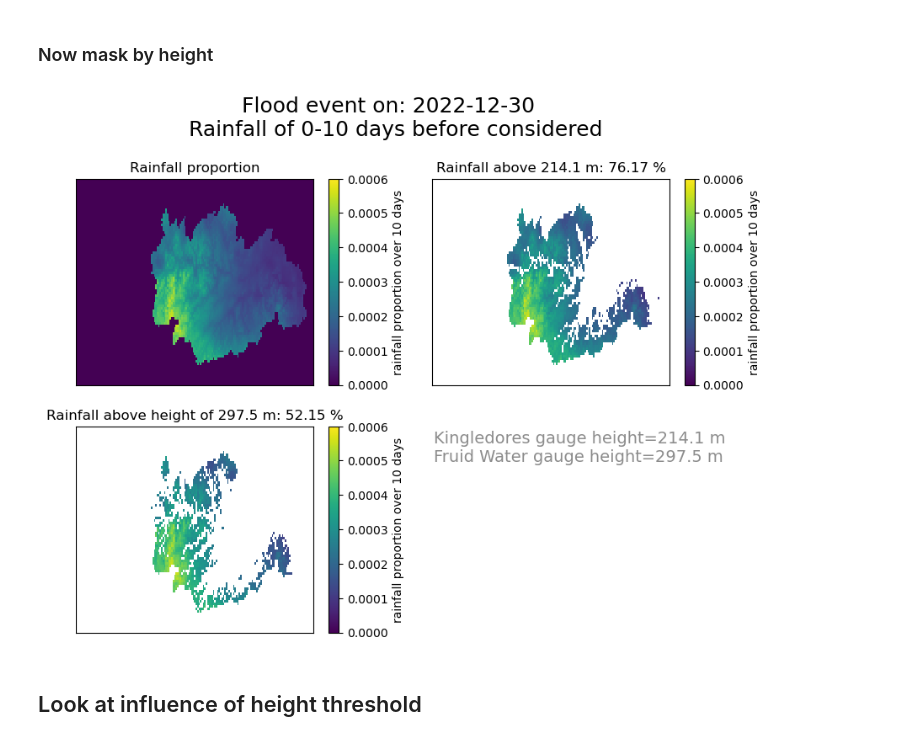
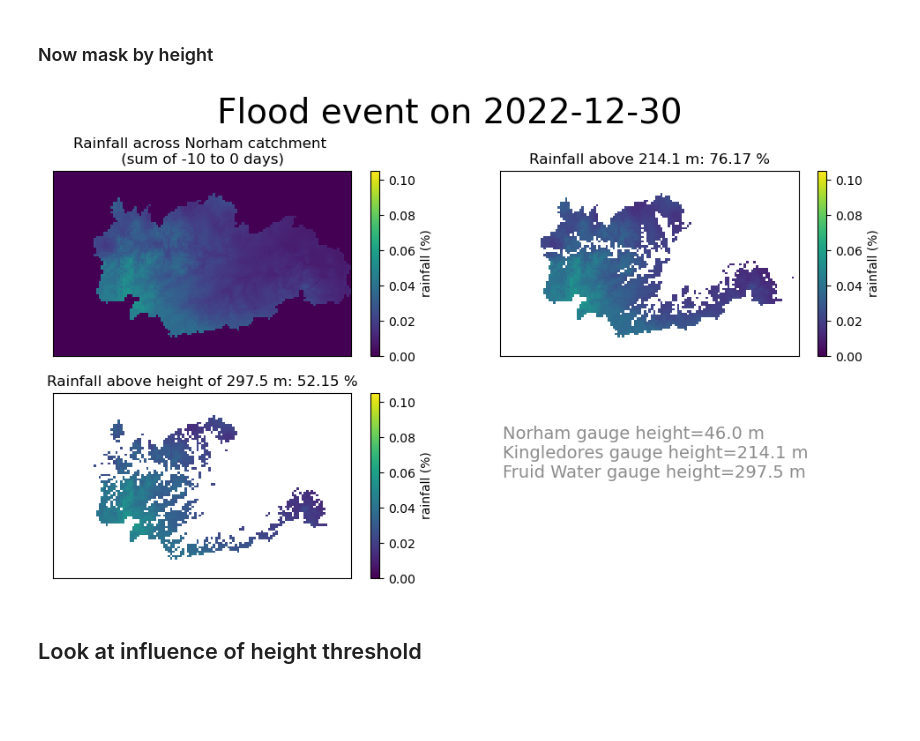
Before and after one commit to Thomasjkeel/FDRI-high-altitude-rainfall-and-floods, a Jupyter notebook: River Tweed/High_altitude_rainfall.ipynb, the cells around one changed output. Saved outputs shown, nothing was run; the diff lists cells and outputs as text; code cells hidden in the pictures; blank space fills up the shorter version.

```diff
--- a/River Tweed/High_altitude_rainfall.ipynb
+++ b/River Tweed/High_altitude_rainfall.ipynb
@@ -108,7 +109,7 @@ flood202001 = tweed_floods[-6]
 flood202102 = tweed_floods[-4]
 flood202212 = tweed_floods[-1]
 # %%
-flood_data_dict = { "flood200803": {"date": flood201601, "data": haduk_201601},\
+flood_data_dict = { "flood201601": {"date": flood201601, "data": haduk_201601},\
                     "flood201811": {"date": flood201811, "data": haduk_201811},\
                     "flood202001": {"date": flood202001, "data": haduk_202001},\
                     "flood202102": {"date": flood202102, "data": haduk_202102},\
@@ -142,5 +138,5 @@ def make_region_mask(region_data):
     """
     return (region_data/region_data.where(region_data>0))
 # %%
-tweed_xrange = slice(250500, 414550)
-tweed_yrange = slice(590500, 671550)
+TWEED_XRANGE = slice(250500, 414550)
+TWEED_YRANGE = slice(590500, 671550)
@@ -165,7 +147,7 @@ def mask_region_rainfall(rainfall_data, region_mask):
 
 def mask_region_rainfall_by_hght(rainfall_data, region_hght, threshold):
     region_hght_mask = region_hght/region_hght.where(region_hght > threshold)
-    region_hght_mask_fmt = coerse_data_into_haduk_format(region_hght_mask, offset=25, xrange=tweed_xrange, yrange=tweed_yrange)
+    region_hght_mask_fmt = coerse_data_into_haduk_format(region_hght_mask, offset=25, xrange=TWEED_XRANGE, yrange=TWEED_YRANGE)
     return rainfall_data * region_hght_mask_fmt.data
 
 def sum_region_rainfall(rainfall_data):
@@ -193,7 +176,7 @@ days_before_flood = 9 # 6 == 7 days before
 # %%
 def run_prop_rainfall_analysis(region_shp, flood_date, days_before_flood, haduk_data, hght_data):
     region_hght = make_region_hght_clip(region_shp, hght_data=hght_data)
-    region_clip_fmt = coerse_data_into_haduk_format(region_hght, offset=25, xrange=tweed_xrange, yrange=tweed_yrange)
+    region_clip_fmt = coerse_data_into_haduk_format(region_hght, offset=25, xrange=TWEED_XRANGE, yrange=TWEED_YRANGE)
     region_mask = make_region_mask(region_clip_fmt)
 
     haduk_region_mask = mask_region_rainfall(haduk_data['rainfall'], region_mask)
@@ -242,35 +227,35 @@ haduk_norham_mask_sum_prop_above_fruid = mask_region_rainfall_by_hght(haduk_norh
 # %%
 pnt_above_kingledores = (sum_region_rainfall(haduk_norham_mask_sum_prop_above_kingledores)*100).data.round(2)
 pnt_above_fruid = (sum_region_rainfall(haduk_norham_mask_sum_prop_above_fruid)*100).data.round(2)
-rain_prop_vmax = haduk_norham_mask_sum_prop.max().round(5)+0.00005
+rain_prop_vmax = (haduk_norham_mask_sum_prop.max().round(5)*100+0.05)
 
-fig, axes = plt.subplots(2, 2, figsize=(10, 7))
-haduk_norham_mask_sum_prop.plot(ax=axes[0][0], vmin=0, vmax=rain_prop_vmax,\
-                                 cbar_kwargs={'label':f'rainfall proportion over {days_before_flood+1} days'})
-axes[0][0].set_title('Rainfall proportion');
-haduk_norham_mask_sum_prop_above_kingledores.plot(ax=axes[0][1], vmin=0, vmax=rain_prop_vmax,\
-                                              cbar_kwargs={'label':f'rainfall proportion over {days_before_flood+1} days'})
+fig, axes = plt.subplots(2, 2, figsize=(12, 6))
+(haduk_norham_mask_sum_prop*100).plot(ax=axes[0][0], vmin=0, vmax=rain_prop_vmax,\
+                                 cbar_kwargs={'label':f'rainfall (%)'})
+axes[0][0].set_title(f'Rainfall across Norham catchment \n (sum of -{days_before_flood+1} to 0 days) ');
+(haduk_norham_mask_sum_prop_above_kingledores*100).plot(ax=axes[0][1], vmin=0, vmax=rain_prop_vmax,\
+                                              cbar_kwargs={'label':f'rainfall (%)'})
 axes[0][1].set_title(f'Rainfall above {kingledores_station_height_buffer/10} m: {pnt_above_kingledores} %');
-haduk_norham_mask_sum_prop_above_fruid.plot(ax=axes[1][0], vmin=0, vmax=rain_prop_vmax,\
-                                                 cbar_kwargs={'label':f'rainfall proportion over {days_before_flood+1} days'})
+(haduk_norham_mask_sum_prop_above_fruid*100).plot(ax=axes[1][0], vmin=0, vmax=rain_prop_vmax,\
+                                                 cbar_kwargs={'label':f'rainfall (%)'})
 axes[1][0].set_title(f'Rainfall above height of {fruid_station_height_buffer/10} m: {pnt_above_fruid} %');
 
 axes[1][1].remove()
 
 for ax in axes.flatten():
     ax.set_xlabel(None)
     ax.set_ylabel(None)
     ax.set_xticks([]); ax.set_yticks([]);
-plt.suptitle(f'Flood event on: {flood_date.strftime("%Y-%m-%d")} \n Rainfall of 0-{days_before_flood+1} days before considered',\
-              y=1.02, size=18)
-fig.text(s=f'Kingledores gauge height={kingledores_station_height/10} m\nFruid Water gauge height={fruid_station_height/10} m',\
-          x=.55, y=.4, color='grey', alpha=.9, size=14)
+    ax.set_xlim(285000, 410000)
+plt.suptitle(f'Flood event on {flood_date.strftime("%Y-%m-%d")}', y=1.02, size=28)
+fig.text(s=f'Norham gauge height={norham_station_height} m\nKingledores gauge height={kingledores_station_height/10} m\nFruid Water gauge height={fruid_station_height/10} m',\
+          x=.55, y=.3, color='grey', alpha=.9, size=14)
 
 fig.subplots_adjust(hspace=.2)
-# plt.savefig(f'figures/tweed_{flood_date.strftime('%Y_%m_%d')}_{days_before_flood+1}d_prop_rain.png',\
-            # bbox_inches='tight', dpi=200)
+# plt.savefig(f'Figures/norham_{flood_date.strftime('%Y_%m_%d')}_{days_before_flood+1}d_prop_rain.png',\
+#             bbox_inches='tight', dpi=200)
 # %% [output]
-[figure, old version]
+[figure, new version]
 # %% [markdown]
 ## Look at influence of height threshold
 # %%
```
Also changed, not shown: parts of 13 cells of this notebook, 13 other files.
